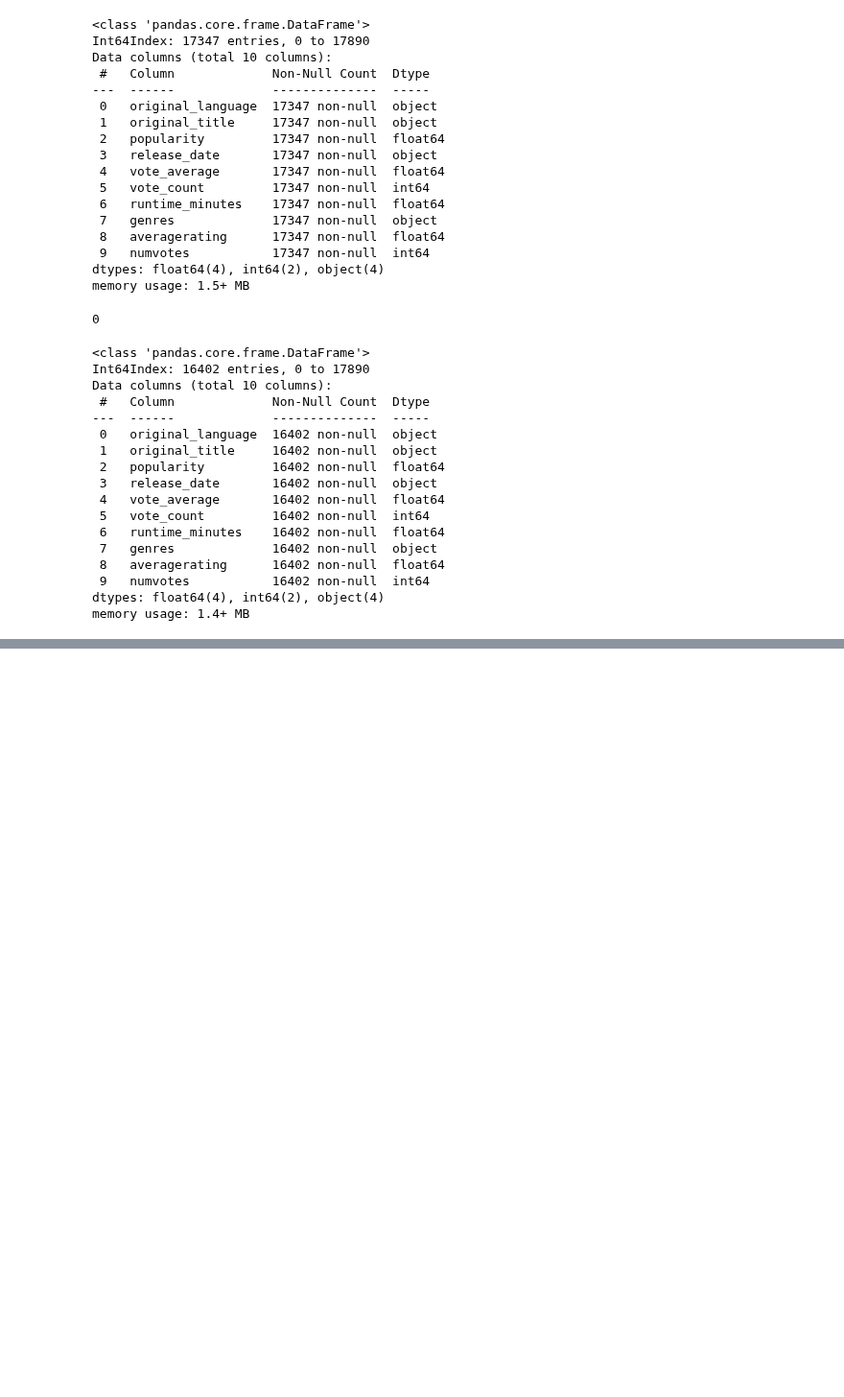
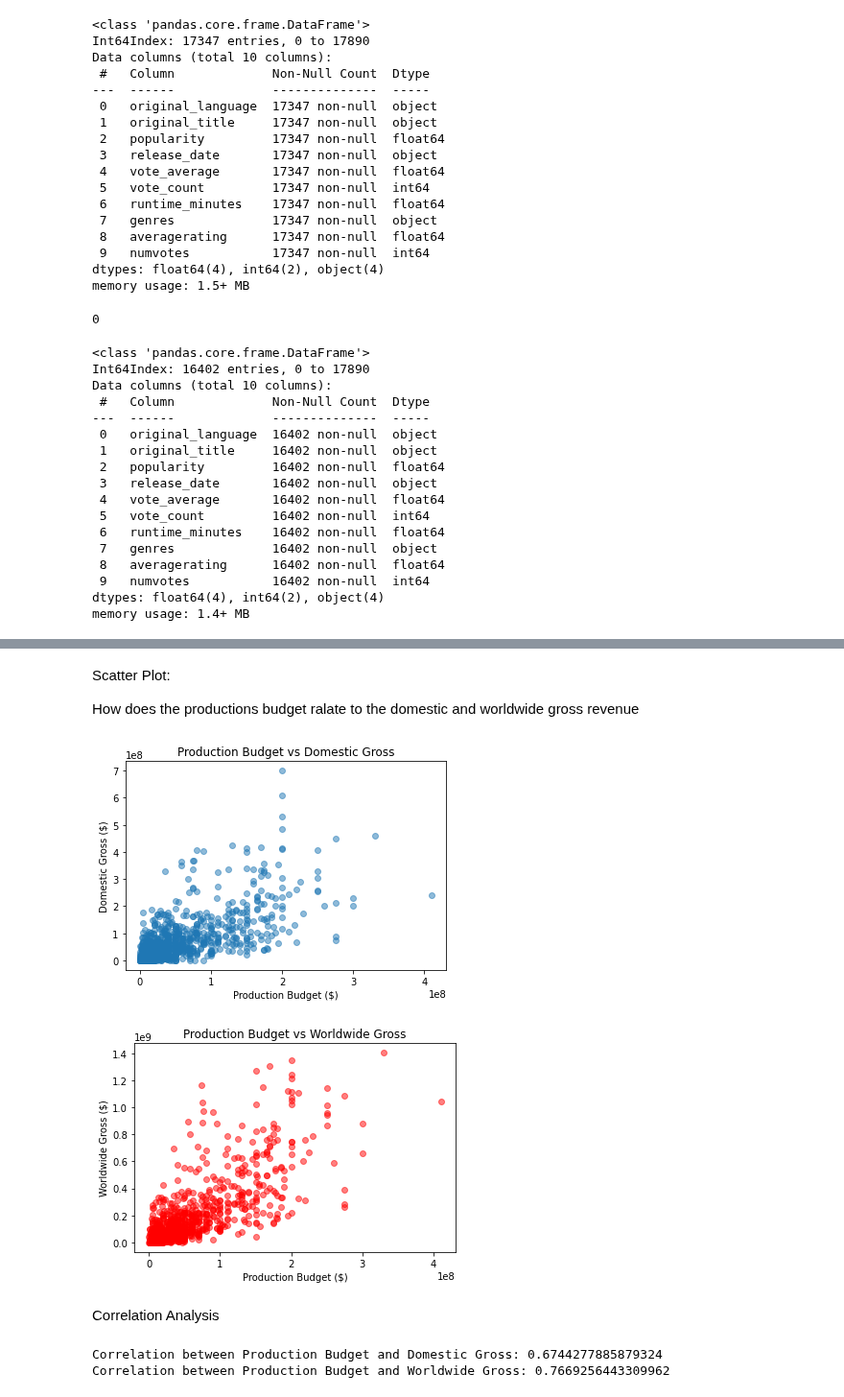
Before and after one commit to MuiruriVivian/PHASE-2-GROUP-7-PROJECT, a Jupyter notebook: Calvin.ipynb, the cells around one changed output, grey strips where cells are left out. Shown at 96% size. Saved outputs shown, nothing was run; the diff lists cells and outputs as text; code cells hidden in the pictures; blank space fills up the shorter version.

```diff
--- a/Calvin.ipynb
+++ b/Calvin.ipynb
@@ -369,0 +462,36 @@ merged_data.to_csv('cleaned_merged_data.csv', index=False)  # Saves without row
+# %% [markdown]
+Scatter Plot:
+
+How does the productions budget ralate to the domestic and worldwide gross revenue
+# %%
+#How does the productions budget ralate to the domestic and worldwide gross revenue
+
+import matplotlib.pyplot as plt
+
+# Scatter plot for Production Budget vs Domestic Gross
+plt.scatter(df2['production_budget'], df2['domestic_gross'], alpha=0.5)
+plt.title('Production Budget vs Domestic Gross')
+plt.xlabel('Production Budget ($)')
+plt.ylabel('Domestic Gross ($)')
+plt.show()
+
+# Scatter plot for Production Budget vs Worldwide Gross
+plt.scatter(df2['production_budget'], df2['worldwide_gross'], alpha=0.5, color='r')
+plt.title('Production Budget vs Worldwide Gross')
+plt.xlabel('Production Budget ($)')
+plt.ylabel('Worldwide Gross ($)')
+plt.show()
+# %% [output]
+[figure, added]
+[figure, added]
+# %% [markdown]
+Correlation Analysis
+# %%
+correlation_domestic = df2['production_budget'].corr(df2['domestic_gross'])
+correlation_worldwide = df2['production_budget'].corr(df2['worldwide_gross'])
+
+print(f"Correlation between Production Budget and Domestic Gross: {correlation_domestic}")
+print(f"Correlation between Production Budget and Worldwide Gross: {correlation_worldwide}")
+# %% [output]
+Correlation between Production Budget and Domestic Gross: 0.6744277885879324
+Correlation between Production Budget and Worldwide Gross: 0.7669256443309962
```
Also changed, not shown: parts of 22 cells of this notebook.
